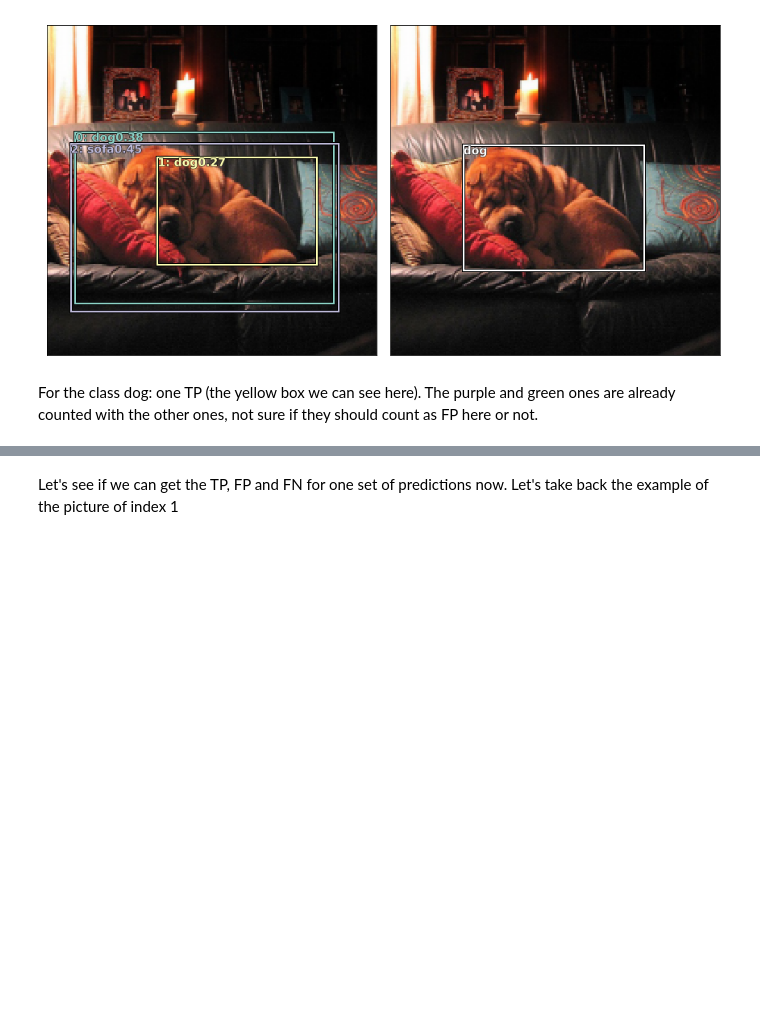
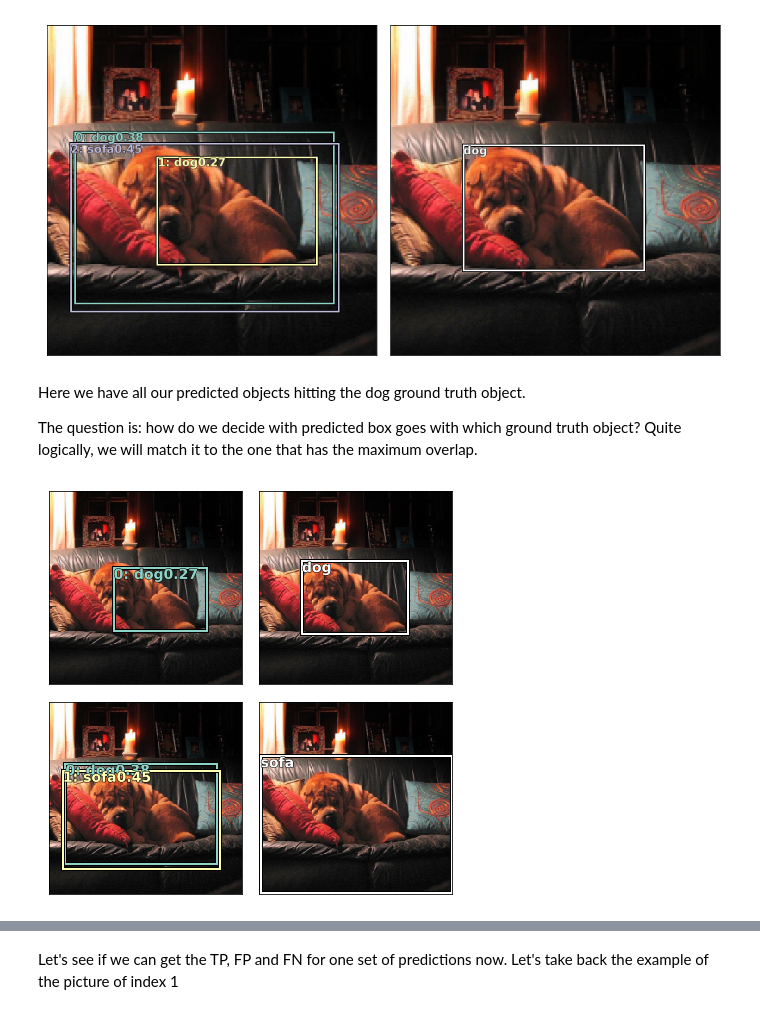
Before and after one commit to sgugger/Deep-Learning, a Jupyter notebook: mAP/Computing the mAP metric.ipynb, the cells around one changed output, grey strips where cells are left out. Drawn from its saved outputs; the diff is of its cells as text; code cells hidden in the pictures; blank space fills up the shorter version.

```diff
--- a/mAP/Computing the mAP metric.ipynb
+++ b/mAP/Computing the mAP metric.ipynb
@@ -465,5 +463,7 @@ For the class sofa: one TP
 show_hits(1,1)
 # %% [output]
 [figure]
-# %% [markdown]
-For the class dog: one TP (the yellow box we can see here). The purple and green ones are already counted with the other ones, not sure if they should count as FP here or not.
+# %% [markdown]
+Here we have all our predicted objects hitting the dog ground truth object.
+
+The question is: how do we decide with predicted box goes with which ground truth object? Quite logically, we will match it to the one that has the maximum overlap.
@@ -469,0 +500,4 @@ For the class dog: one TP (the yellow box we can see here). The purple and green
+# %%
+show_match(1)
+# %% [output]
+[figure, added]
```
Also changed, not shown: parts of 51 cells of this notebook.
